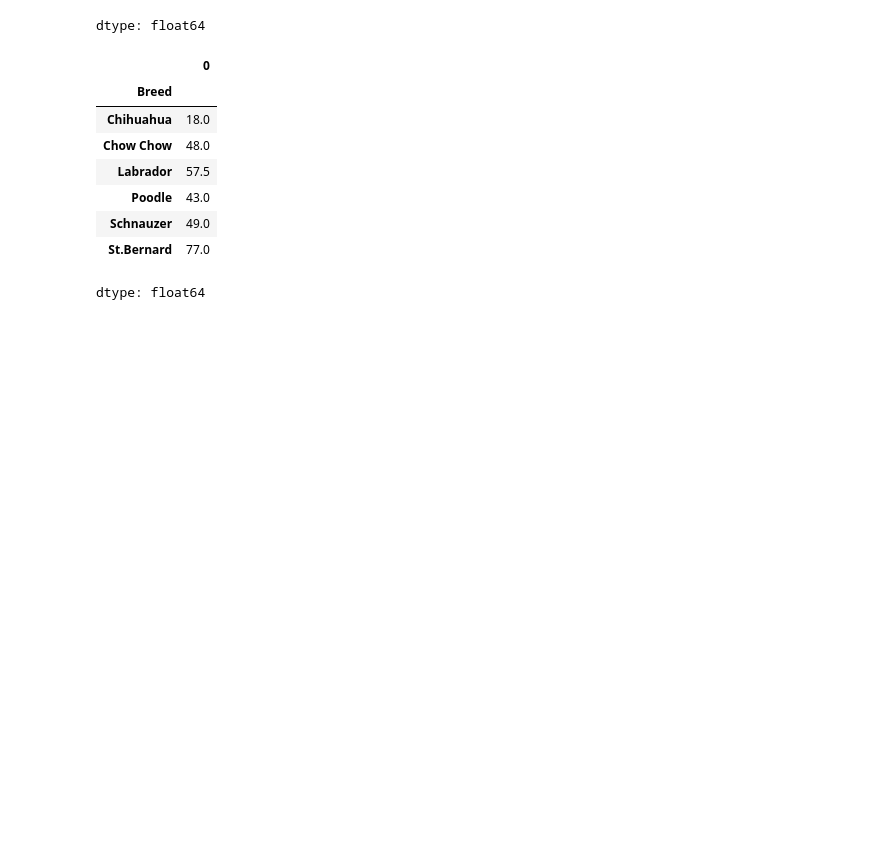
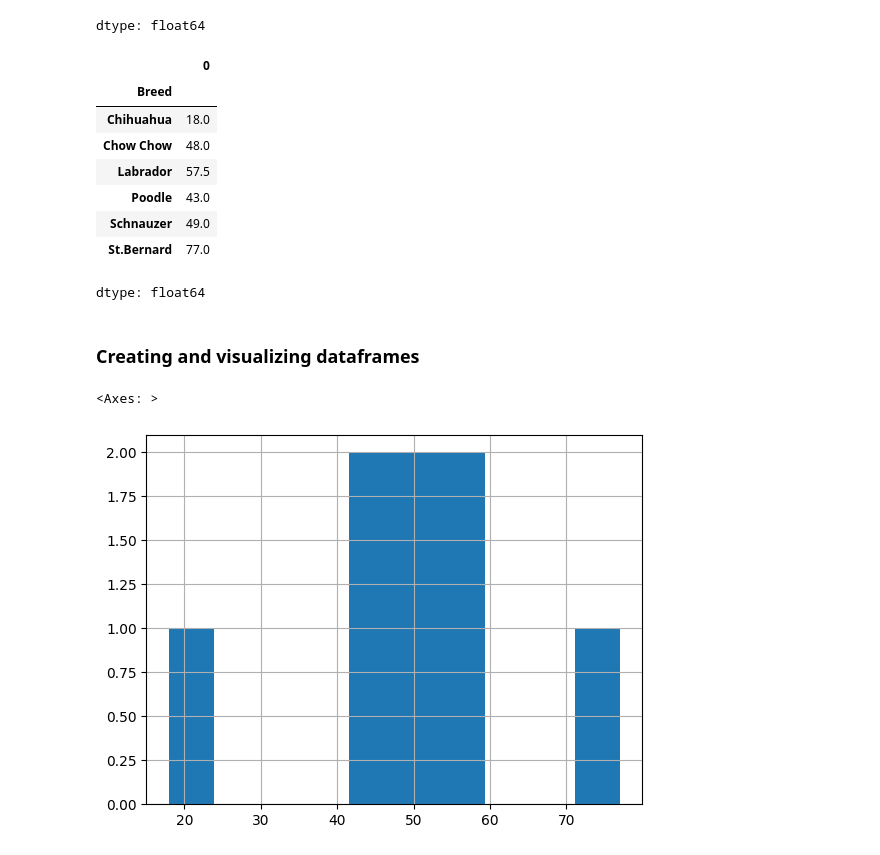
Before and after one commit to Syeda-Eman/40-days-of-Python, a Jupyter notebook: Day_22.ipynb, the cells around one changed output. Cells and saved outputs as stored; diff of their text form; code cells hidden in the pictures; blank space fills up the shorter version.

```diff
--- a/Day_22.ipynb
+++ b/Day_22.ipynb
@@ -1070,3 +1070,5 @@ dogs_height_by_breed_vs_color.mean(axis="columns")
 | Schnauzer | 49.0 |
 | St.Bernard | 77.0 |
 dtype: float64
+# %% [markdown]
+### **Creating and visualizing dataframes**
@@ -1072,0 +1077,6 @@ dtype: float64
+# %%
+#histogram
+dogs["Height_cm"].hist()
+# %% [output]
+<Axes: >
+[figure, added]
```
Also changed, not shown: parts of 12 cells of this notebook.
